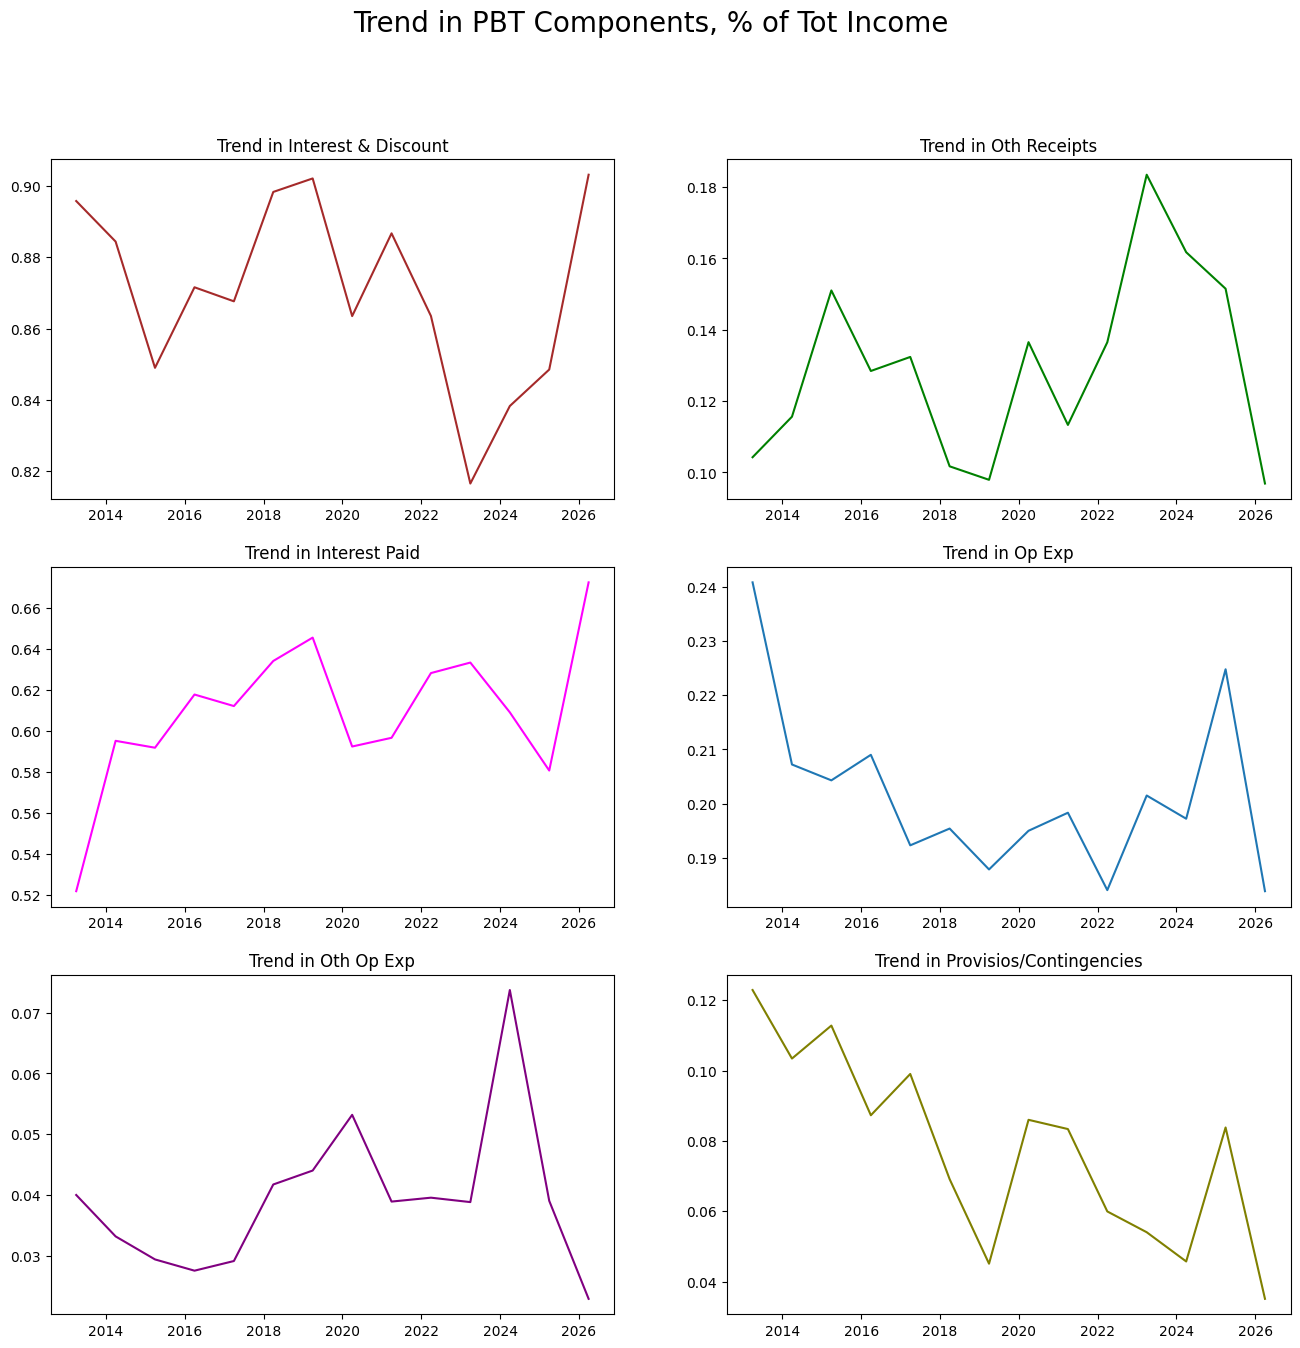
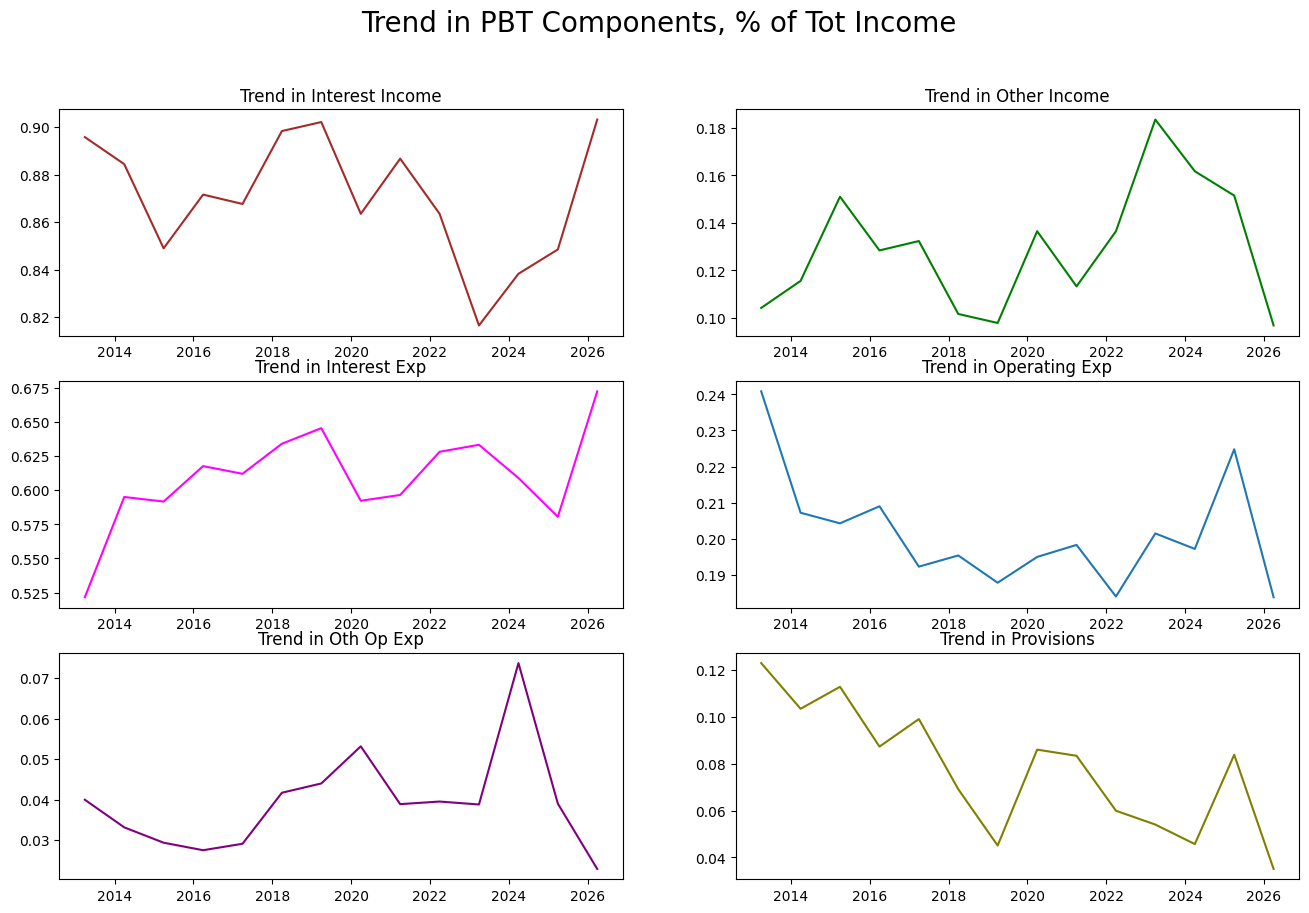
Unified diff of the notebook cell whose output changed from the first chart to the second:
--- before
+++ after
@@ -2,5 +2,5 @@
 #Plotting trends in P&L Accounts
 
-fig=plt.figure(figsize=(16,15))
+fig=plt.figure(figsize=(16,10))
 fig.suptitle('Trend in PBT Components, % of Tot Income', fontsize=20)
 fig.tight_layout(h_pad=10)
@@ -9,17 +9,17 @@
 #plt.plot(data2.columns,data2.iloc[0], color = 'brown')
 plt.plot(Int_Income_to_tot_income, color = 'brown')
-plt.title('Trend in Interest & Discount')
+plt.title('Trend in Interest Income')
 
 plt.subplot(3,2,2)
 plt.plot(Oth_receipts_to_tot_income, color = 'green')
-plt.title('Trend in Oth Receipts')
+plt.title('Trend in Other Income')
 
 plt.subplot(3,2,3)
 plt.plot(Int_paid_to_tot_income, color = 'magenta')
-plt.title('Trend in Interest Paid')
+plt.title('Trend in Interest Exp')
 
 plt.subplot(3,2,4)
 plt.plot(Op_exp_to_tot_income)
-plt.title('Trend in Op Exp')
+plt.title('Trend in Operating Exp')
 
 plt.subplot(3,2,5)
@@ -29,5 +29,5 @@
 plt.subplot(3,2,6)
 plt.plot(provision_to_tot_income, color = 'olive')
-plt.title('Trend in Provisios/Contingencies')
+plt.title('Trend in Provisions')
 
 plt.show()

Commit: Created using Colab